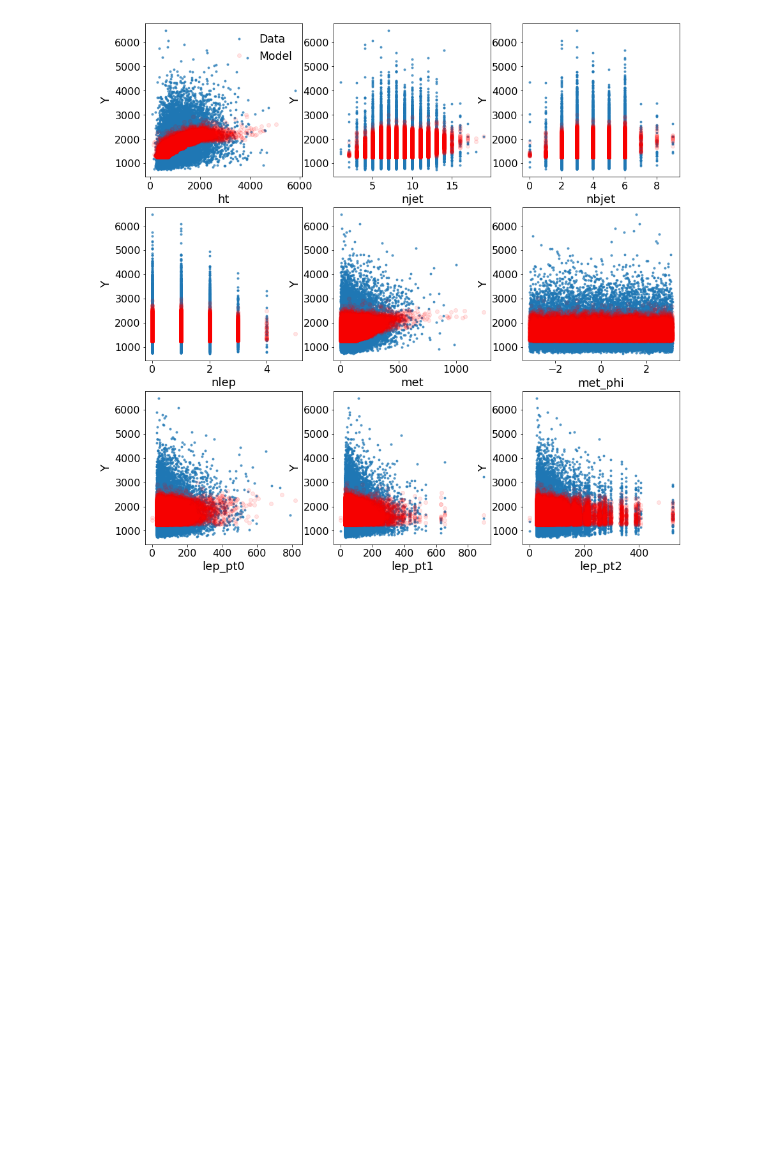
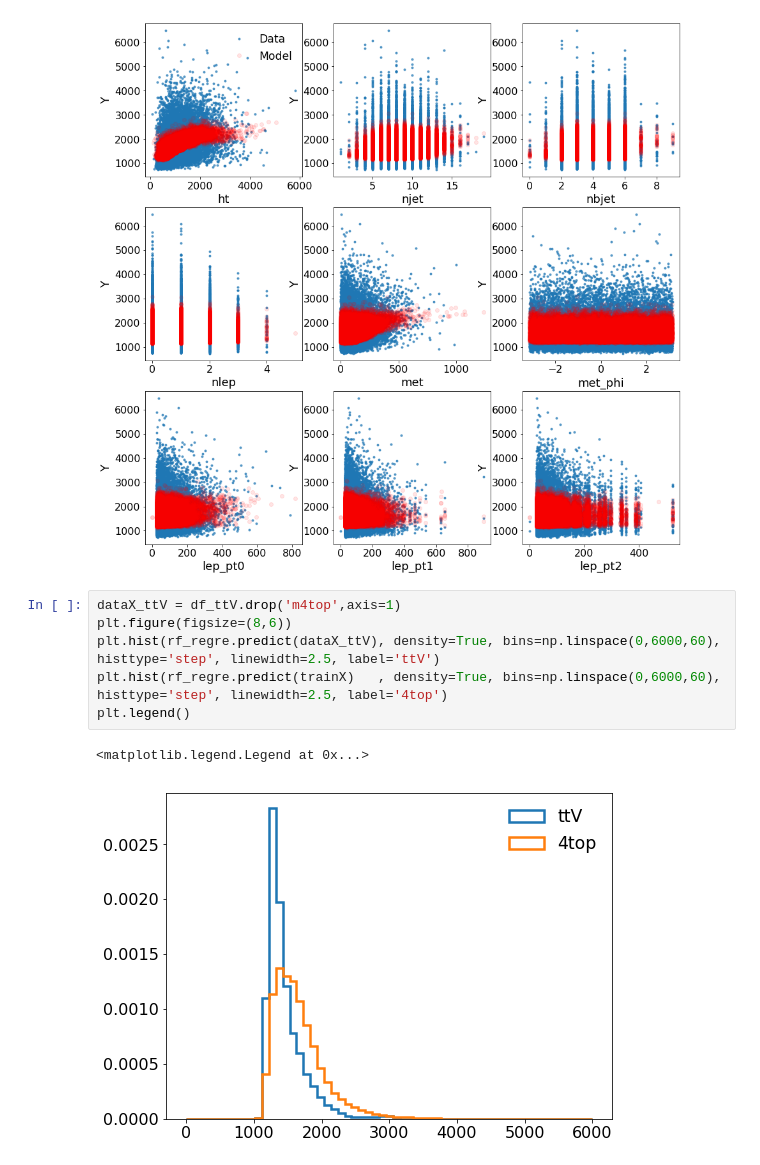
Before and after one commit to rmadar/ML-HEP, a Jupyter notebook: 4topML.ipynb, the cells around one changed output. Drawn from its saved outputs; the diff is of its cells as text; blank space fills up the shorter version.

```diff
--- a/4topML.ipynb
+++ b/4topML.ipynb
@@ -162,3 +229,12 @@ plot_prediction_vs_truth(rf_regre,testX,testY)
 plot_prediction_ndim(rf_regre,testX,testY,trainX,trainY)
 # %% [output]
 [figure]
+# %%
+dataX_ttV = df_ttV.drop('m4top',axis=1)
+plt.figure(figsize=(8,6))
+plt.hist(rf_regre.predict(dataX_ttV), density=True, bins=np.linspace(0,6000,60), histtype='step', linewidth=2.5, label='ttV')
+plt.hist(rf_regre.predict(trainX)   , density=True, bins=np.linspace(0,6000,60), histtype='step', linewidth=2.5, label='4top')
+plt.legend()
+# %% [output]
+<matplotlib.legend.Legend at 0x...>
+[figure, added]
```
Also changed, not shown: parts of 11 cells of this notebook, 1 other file.
